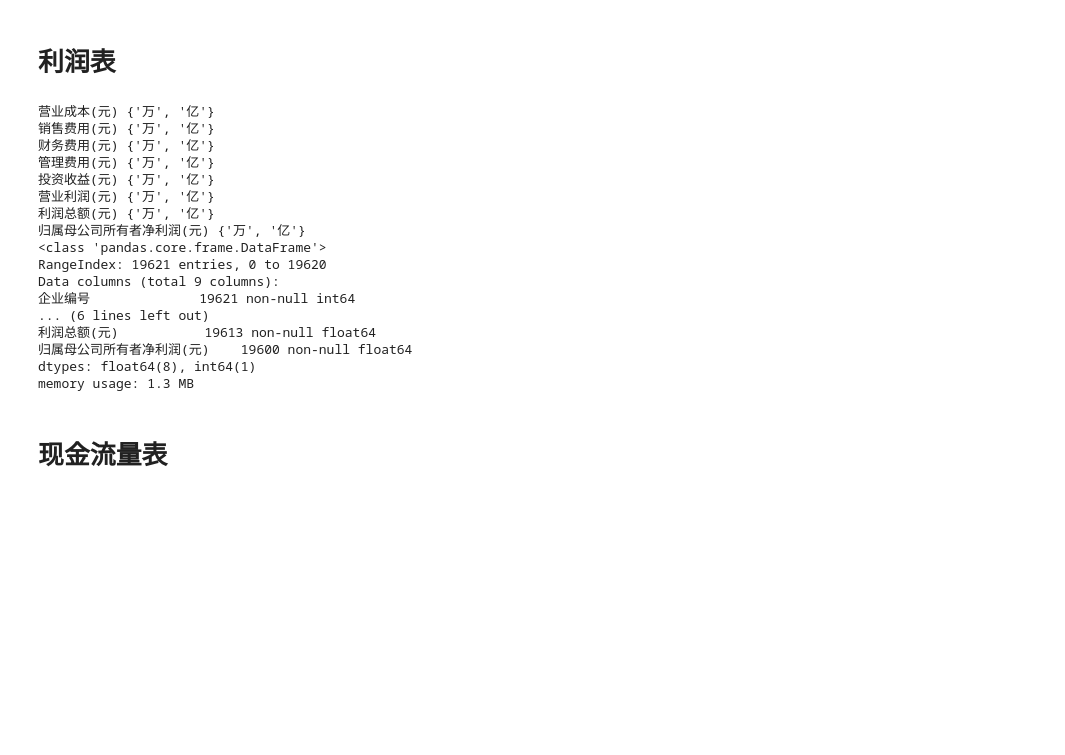
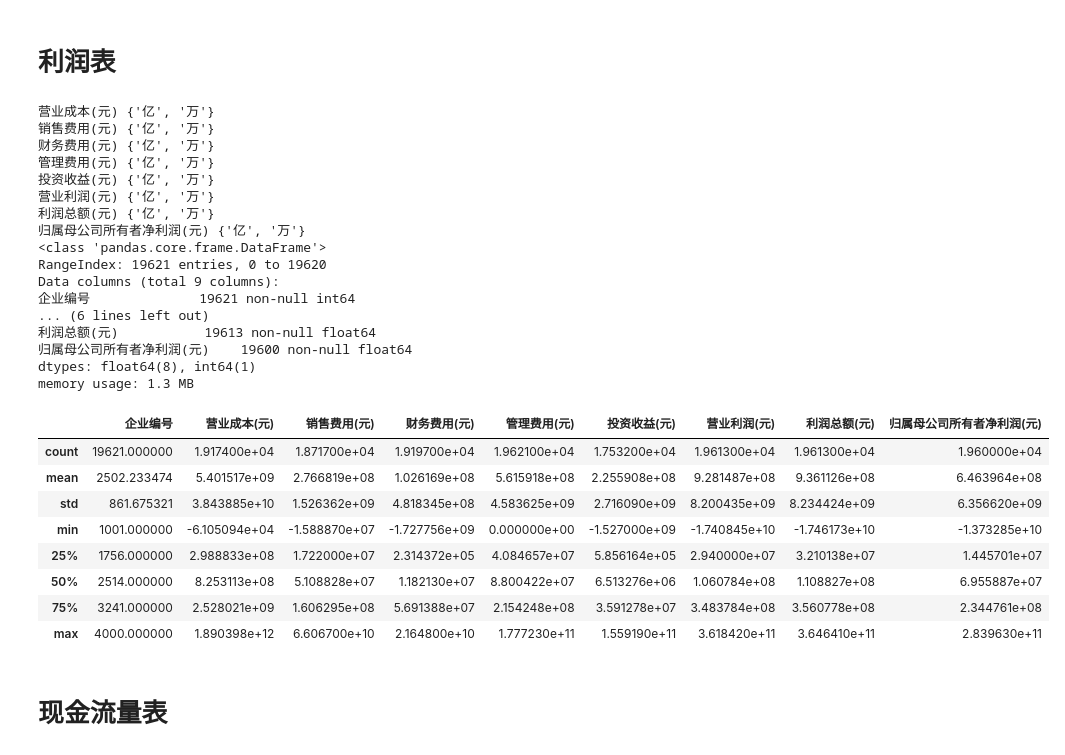
Before and after one commit to AlanConstantine/ISI-WorldCup2019, a Jupyter notebook: Code/FeatureEngineering/ComibineFinacialData.ipynb, the cells around one changed output. Cells and saved outputs as stored; diff of their text form; code cells hidden in the pictures; blank space fills up the shorter version.

```diff
--- a/Code/FeatureEngineering/ComibineFinacialData.ipynb
+++ b/Code/FeatureEngineering/ComibineFinacialData.ipynb
@@ -27,3 +27,12 @@ Timestamp('2019-04-02 00:00:00')
+# %%
+def remove_outlier(df_in, col_name):
+    q1 = df_in[col_name].quantile(0.25)
+    q3 = df_in[col_name].quantile(0.75)
+    iqr = q3-q1 #Interquartile range
+    fence_low  = q1-1.5*iqr
+    fence_high = q3+1.5*iqr
+    df_in.loc[(df_in[col_name] < fence_low) == True,col_name]= df_in.loc[(df_in[col_name] < fence_low) == True,col_name].fillna(fence_low)
+    df_in.loc[(df_in[col_name] > fence_high)== True,col_name]=df_in.loc[(df_in[col_name] > fence_high)== True,col_name].fillna(fence_high)
 # %% [markdown]
 # 资产负债表
 # %%
@@ -124,0 +114,6 @@ memory usage: 1.9 MB
+# %%
+df_asset2=df_asset1.copy()
+# %%
+for arr in A:
+    remove_outlier(df_asset2, arr)
+df_asset2.describe()
@@ -156,14 +161,14 @@ df_profit1=df_profit.drop(['标题','日期','营业收入(元)','资产减值
 df_profit1.describe()
 df_profit1.info()
 # %% [output]
-营业成本(元) {'万', '亿'}
-销售费用(元) {'万', '亿'}
-财务费用(元) {'万', '亿'}
-管理费用(元) {'万', '亿'}
-投资收益(元) {'万', '亿'}
-营业利润(元) {'万', '亿'}
-利润总额(元) {'万', '亿'}
-归属母公司所有者净利润(元) {'万', '亿'}
+营业成本(元) {'亿', '万'}
+销售费用(元) {'亿', '万'}
+财务费用(元) {'亿', '万'}
+管理费用(元) {'亿', '万'}
+投资收益(元) {'亿', '万'}
+营业利润(元) {'亿', '万'}
+利润总额(元) {'亿', '万'}
+归属母公司所有者净利润(元) {'亿', '万'}
 <class 'pandas.core.frame.DataFrame'>
 RangeIndex: 19621 entries, 0 to 19620
 Data columns (total 9 columns):
@@ -173,6 +178,18 @@ Data columns (total 9 columns):
 归属母公司所有者净利润(元)    19600 non-null float64
 dtypes: float64(8), int64(1)
 memory usage: 1.3 MB
+# %%
+df_profit1.describe()
+# %% [output]
+|  | 企业编号 | 营业成本(元) | 销售费用(元) | 财务费用(元) | 管理费用(元) | 投资收益(元) | 营业利润(元) | 利润总额(元) | 归属母公司所有者净利润(元) |
+| count | 19621.000000 | 1.917400e+04 | 1.871700e+04 | 1.919700e+04 | 1.962100e+04 | 1.753200e+04 | 1.961300e+04 | 1.961300e+04 | 1.960000e+04 |
+| mean | 2502.233474 | 5.401517e+09 | 2.766819e+08 | 1.026169e+08 | 5.615918e+08 | 2.255908e+08 | 9.281487e+08 | 9.361126e+08 | 6.463964e+08 |
+| std | 861.675321 | 3.843885e+10 | 1.526362e+09 | 4.818345e+08 | 4.583625e+09 | 2.716090e+09 | 8.200435e+09 | 8.234424e+09 | 6.356620e+09 |
+| min | 1001.000000 | -6.105094e+04 | -1.588870e+07 | -1.727756e+09 | 0.000000e+00 | -1.527000e+09 | -1.740845e+10 | -1.746173e+10 | -1.373285e+10 |
+| 25% | 1756.000000 | 2.988833e+08 | 1.722000e+07 | 2.314372e+05 | 4.084657e+07 | 5.856164e+05 | 2.940000e+07 | 3.210138e+07 | 1.445701e+07 |
+| 50% | 2514.000000 | 8.253113e+08 | 5.108828e+07 | 1.182130e+07 | 8.800422e+07 | 6.513276e+06 | 1.060784e+08 | 1.108827e+08 | 6.955887e+07 |
+| 75% | 3241.000000 | 2.528021e+09 | 1.606295e+08 | 5.691388e+07 | 2.154248e+08 | 3.591278e+07 | 3.483784e+08 | 3.560778e+08 | 2.344761e+08 |
+| max | 4000.000000 | 1.890398e+12 | 6.606700e+10 | 2.164800e+10 | 1.777230e+11 | 1.559190e+11 | 3.618420e+11 | 3.646410e+11 | 2.839630e+11 |
 # %%
 res['利润表']=df_profit1
 # %% [markdown]
```
Also changed, not shown: parts of 13 cells of this notebook.
